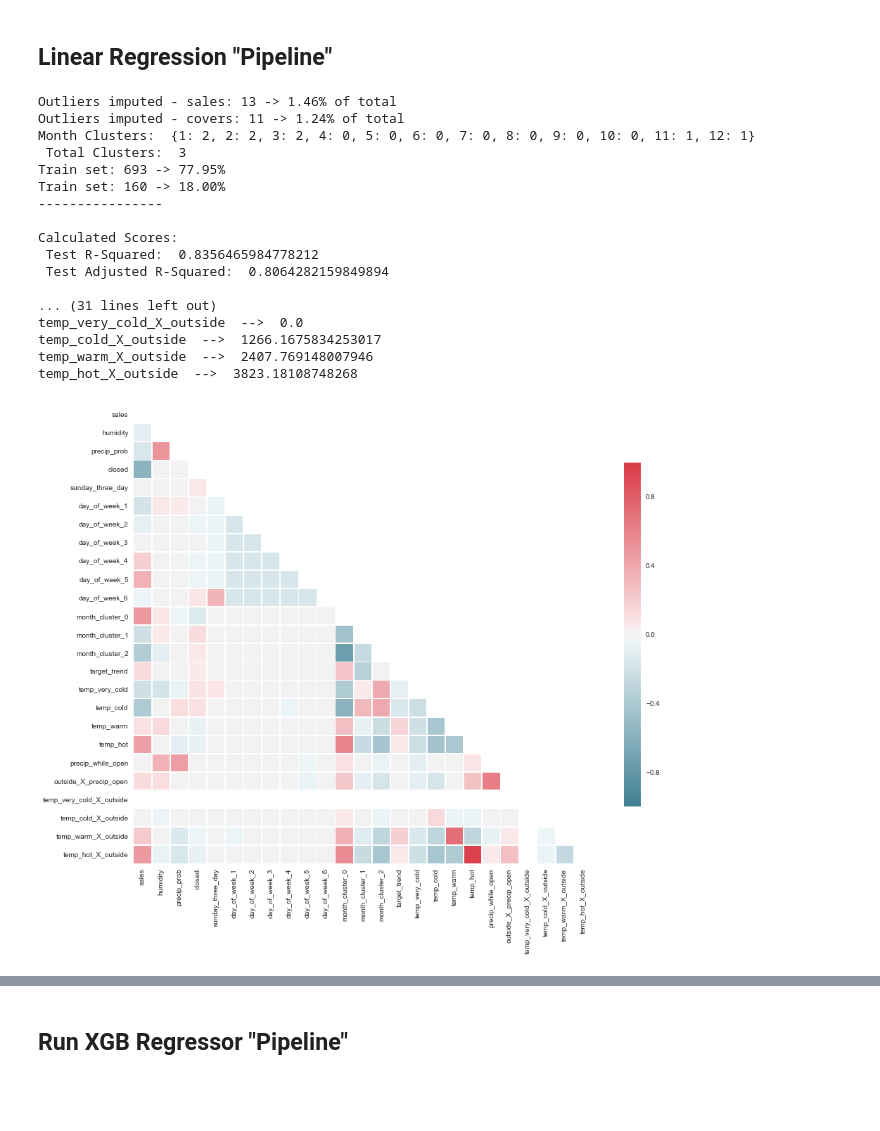
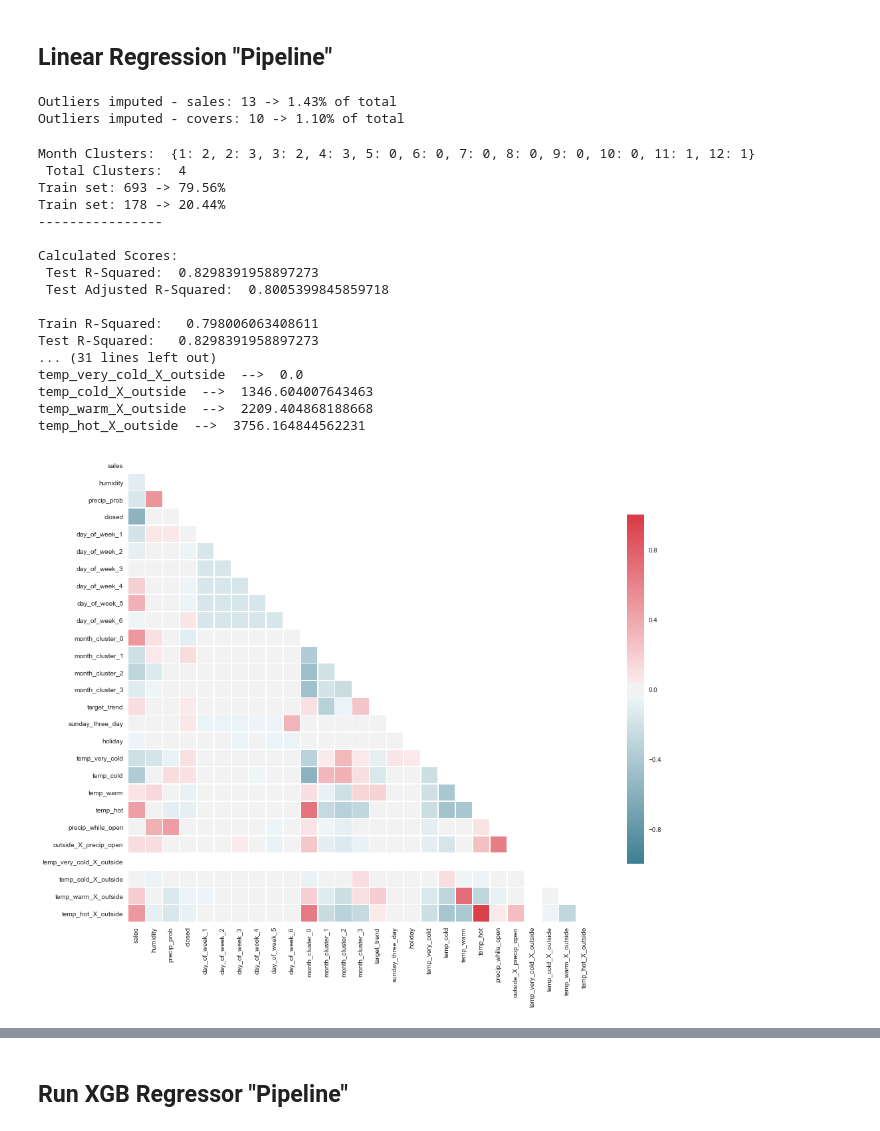
Before and after one commit to maks-p/restaurant_sales_forecasting, a Jupyter notebook: final_model.ipynb, the cells around one changed output, grey strips where cells are left out. Cells and saved outputs as stored; diff of their text form; code cells hidden in the pictures; blank space fills up the shorter version.

```diff
--- a/final_model.ipynb
+++ b/final_model.ipynb
@@ -173,8 +244,10 @@ class OutlierTransformer(BaseEstimator, TransformerMixin):
 # %%
 class BasicFeatureTransformer(BaseEstimator, TransformerMixin):
 
-    def __init__(self, month_clusters):
+    def __init__(self, month_clusters, start_date, end_date):
         self.month_clusters = month_clusters
+        self.start_date = start_date
+        self.end_date = end_date
 
     def fit(self, X, y = None):
 
@@ -214,8 +287,13 @@ class BasicFeatureTransformer(BaseEstimator, TransformerMixin):
 
     def transform(self, X, y = None):
 
+        cal = calendar()
+        start_date = pd.to_datetime(self.start_date)
+        end_date = pd.to_datetime(self.end_date) + pd.DateOffset(30)
+
         ## ADD PER PERSON AVERAGE
         X['ppa'] = np.where(X['covers'] > 0, X['sales'] / X['covers'], 0)
+
 
         ## ADD MONTHLY CLUSTER FEATURE
         X['month_cluster'] = X['month'].apply(lambda x: self.temp_dict[x]).astype('category')
@@ -231,6 +309,14 @@ class BasicFeatureTransformer(BaseEstimator, TransformerMixin):
         X['target_trend'] = X[target].shift(1).rolling(trend_days_rolling).mean() / \
                             X[target].shift(1 + trend_days_shift).rolling(trend_days_rolling).mean()
 
+        # THREE DAY WEEKEND FEATURE
+        sunday_three_days = [date + pd.DateOffset(-1) for date in cal.holidays(start_date, end_date) if date.dayofweek == 0]
+        X['sunday_three_day'] = np.where(X.index.isin(sunday_three_days), 1, 0)
+
+        # HOLIDAY
+        holiday = [date for date in cal.holidays(start_date, end_date)]
+        X['holiday'] = np.where((X.index.isin(holiday)) & (X.closed == 0), 1, 0)
+
         return X
 # %% [markdown]
 ### Transformer to Apply Weather Features
@@ -271,7 +357,8 @@ class WeatherFeatureTransformer(BaseEstimator, TransformerMixin):
         X['precip_while_open'] = np.where(X['precip_intensity_max'] > 0, X['precip_max_time'].apply(lambda x: self.between_time(x)), 0)
 
         ## DROP UNNECESSARY COLUMNS
-        X.drop(['apparent_temperature', 'temperature', 'precip_intensity_max', 'precip_max_time', 'summary', 'precip_type', 'pressure'], axis=1, inplace=True)
+        X.drop(['apparent_temperature', 'temperature', 'precip_intensity_max', 'precip_max_time',
+                'summary', 'precip_type', 'pressure'], axis=1, inplace=True)
 
         return X
 # %% [markdown]
@@ -306,7 +393,7 @@ class InteractionTransformer(BaseEstimator, TransformerMixin):
 ###  Set Up - Variables
 # %%
 start_date = '2017-01-01' # Start Date Inclusive
-end_date = '2019-06-10' # End Date Exclusive
+end_date = '2019-06-28' # End Date Exclusive
 
 target_list = ['sales', 'ppa', 'covers']
 target = 'sales'
@@ -315,7 +402,7 @@ target = 'sales'
 temp_bins = 4
 
 # Month Clusters
-month_clusters = 3
+month_clusters = 4
 
 # Outlier Threshold
 z_thresh = 2
@@ -332,13 +419,16 @@ days_fwd = trend_days_rolling + trend_days_shift + 1
 # Test / Train / Split
 train_date_start = '2017-01-01'
 train_date_end = '2018-12-31'
+
+# Closed Days
+additional_closed_dates = ['2018-12-24', '2017-12-24', '2017-02-05', '2017-03-14', '2018-01-01', '2018-02-04', '2019-02-03']
 # %% [markdown]
 ### Pipeline Set Up
 # %%
 pre_pipe = Pipeline ( steps = [ ( 'closed' , CalendarTransformer(additional_closed_dates) ),
                                 ( 'outliers', OutlierTransformer(z_thresh) ) ] )
 
-post_pipe = Pipeline (steps = [ ( 'basic_features', BasicFeatureTransformer(month_clusters) ),
+post_pipe = Pipeline (steps = [ ( 'basic_features', BasicFeatureTransformer(month_clusters, start_date, end_date) ),
                                 ( 'weather_features', WeatherFeatureTransformer(temp_bins, open_time, close_time) ),
                                 ( 'interactions', InteractionTransformer() ) ] )
 # %% [markdown]
@@ -463,49 +561,51 @@ def run_linear(current_file, weather_csv_file, pre_pipe, post_pipe):
     df = obj.import_clean_merge()
 
     # Pre Processing Pipeline
     df = pre_pipe.fit_transform(df)
 
     # Feature Engineering Pipeline
     df = post_pipe.fit_transform(df)
 
     # Separate Target & Features
     X, y = drop_target(df)
 
     # Test Train Split
     X_train, X_test, y_train, y_test = train_test_split(X, y, train_date_start, train_date_end)
 
     # Fit a Lasso Regression Model
     lassoReg = Lasso(fit_intercept=True, alpha=1)
     lasso_rgr = lassoReg.fit(X_train,y_train)
 
     # Run Regression Scoring Helper Function
     pred_df = model_score(lasso_rgr, X_train, y_train, X_test, y_test, X, y)
 
     # Get Correlation Matrix
     corr_chart(df)
 
     # Residual Chart
     residual_plot(lasso_rgr, X_train, y_train, X_test, y_test)
 
     return pred_df, y_test, X_train
 
-pred_df, y_test, X_train = run_linear(current_file, weather_csv_file, pre_pipe, post_pipe)
+pred_df, y_test, X_train = run_linear(sales_data, weather_csv_file, pre_pipe, post_pipe)
 # %% [output]
-Outliers imputed - sales: 13 -> 1.46% of total
-Outliers imputed - covers: 11 -> 1.24% of total
-Month Clusters:  {1: 2, 2: 2, 3: 2, 4: 0, 5: 0, 6: 0, 7: 0, 8: 0, 9: 0, 10: 0, 11: 1, 12: 1}
- Total Clusters:  3
-Train set: 693 -> 77.95%
-Train set: 160 -> 18.00%
-----------------
-
-Calculated Scores:
- Test R-Squared:  0.8356465984778212
- Test Adjusted R-Squared:  0.8064282159849894
-
-... (31 lines left out)
-temp_very_cold_X_outside  -->  0.0
-temp_cold_X_outside  -->  1266.1675834253017
-temp_warm_X_outside  -->  2407.769148007946
-temp_hot_X_outside  -->  3823.18108748268
+Outliers imputed - sales: 13 -> 1.43% of total
+Outliers imputed - covers: 10 -> 1.10% of total
+Month Clusters:  {1: 2, 2: 3, 3: 2, 4: 3, 5: 0, 6: 0, 7: 0, 8: 0, 9: 0, 10: 0, 11: 1, 12: 1}
+ Total Clusters:  4
+Train set: 693 -> 79.56%
+Train set: 178 -> 20.44%
+----------------
+
+Calculated Scores:
+ Test R-Squared:  0.8298391958897273
+ Test Adjusted R-Squared:  0.8005399845859718
+
+Train R-Squared:   0.798006063408611
+Test R-Squared:   0.8298391958897273
+... (31 lines left out)
+temp_very_cold_X_outside  -->  0.0
+temp_cold_X_outside  -->  1346.604007643463
+temp_warm_X_outside  -->  2209.404868188668
+temp_hot_X_outside  -->  3756.164844562231
-[figure, old version]
+[figure, new version]
```
Also changed, not shown: parts of 29 cells of this notebook, 1 other file.
